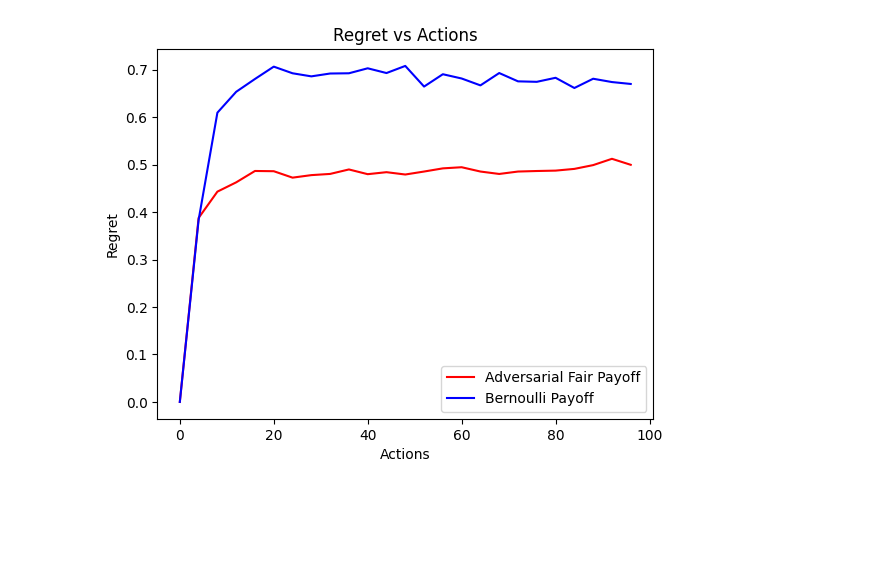
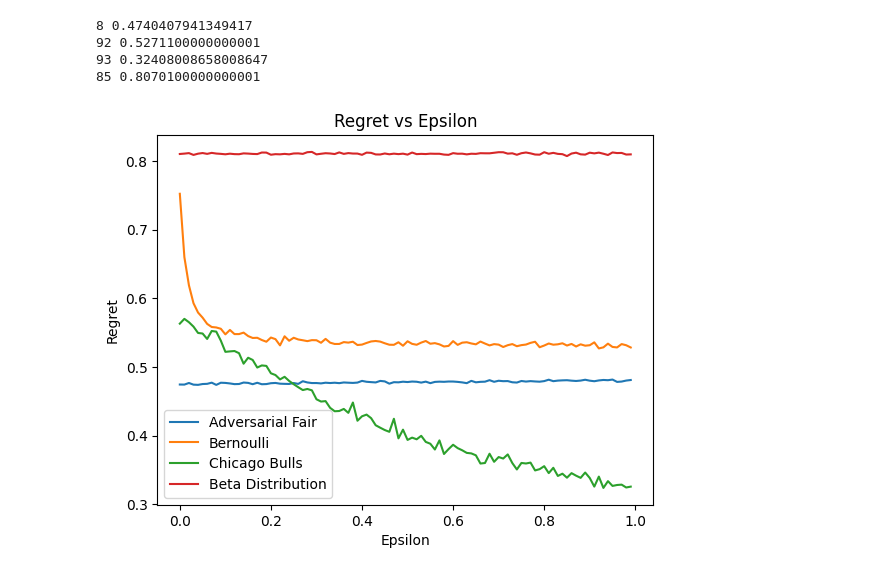
Before and after one commit to OwenJanssen/CS_332, a Jupyter notebook: Project 2/Project2.ipynb, the cells around one changed output. Drawn from its saved outputs; the diff is of its cells as text; code cells hidden in the pictures; blank space fills up the shorter version.

```diff
--- a/Project 2/Project2.ipynb
+++ b/Project 2/Project2.ipynb
@@ -147,16 +171,17 @@ def get_graphs_for_parameters():
 def analyze_payoffs(step, end, divisor=1):
     N = 100
     regrets = {
-        "Adversarial Fair": np.ones(int(end/step)),
-        "Bernoulli": np.ones(int(end/step)),
-        "Chicago Bulls": np.ones(int(end/step)),
-        "Poisson": np.ones(int(end/step))
+        "Adversarial Fair": np.zeros(int(end/step)),
+        "Bernoulli": np.zeros(int(end/step)),
+        "Chicago Bulls": np.zeros(int(end/step)),
+        "Beta Distribution": np.zeros(int(end/step))
     }
     actions = 20
     rounds = 1000
     for epsilon in range(0, end, step):
         # average results from N samples
         epsilon = float(epsilon)/divisor
+        # print(epsilon)
         a_sum = 0
         b_sum = 0
         c_sum = 0
@@ -165,31 +190,33 @@ def analyze_payoffs(step, end, divisor=1):
             a_payoffs = adversarial_fair_payoffs(actions, rounds)
             b_payoffs = bernoulli_payoffs(actions, rounds)
             c_payoffs = bulls_data()
-            d_payoffs = poisson_payoffs(actions, rounds)
+            d_payoffs = beta_payoffs(actions, rounds)
             _, a_EW = exponential_weights(a_payoffs, epsilon, 1)
             _, b_EW = exponential_weights(b_payoffs, epsilon, 1)
             _, c_EW = exponential_weights(c_payoffs, epsilon, 44) #44 is the max points scored in the data
             _, d_EW = exponential_weights(d_payoffs, epsilon, 1)
+            # if epsilon > 0:
+            #     print(a_EW)
             a_sum += regret(a_payoffs, a_EW)
             b_sum += regret(b_payoffs, b_EW)
             c_sum += regret(c_payoffs, c_EW)
             d_sum += regret(d_payoffs, d_EW)
-        regrets["Adversarial Fair"][int(np.round(epsilon/step*divisor))] = a_sum/N
-        regrets["Bernoulli"][int(np.round(epsilon/step*divisor))] = b_sum/N
-        regrets["Chicago Bulls"][int(np.round(epsilon/step*divisor))] = c_sum/44/N
-        regrets["Poisson"][int(np.round(epsilon/step*divisor))] = d_sum/N
+        regrets["Adversarial Fair"][int(np.round(epsilon*step*divisor))] = a_sum/N
+        regrets["Bernoulli"][int(np.round(epsilon*step*divisor))] = b_sum/N
+        regrets["Chicago Bulls"][int(np.round(epsilon*step*divisor))] = c_sum/44/N
+        regrets["Beta Distribution"][int(np.round(epsilon*step*divisor))] = d_sum/N
 
     return regrets
 
-def plot_regrets(regrets, step, end, divisor=1, include_bulls=True):
-    # print(np.argmin(regrets["Adversarial Fair"]), np.min(regrets["Adversarial Fair"]))
-    # print(np.argmin(regrets["Bernoulli"]), np.min(regrets["Bernoulli"]))
-    # print(np.argmin(regrets["Chicago Bulls"]), np.min(regrets["Chicago Bulls"]))
-    # print(np.argmin(regrets["Poisson"]), np.min(regrets["Poisson"]))
+def plot_regrets(regrets, step, end, divisor=1):
+    print(np.argmin(regrets["Adversarial Fair"]), np.min(regrets["Adversarial Fair"]))
+    print(np.argmin(regrets["Bernoulli"]), np.min(regrets["Bernoulli"]))
+    print(np.argmin(regrets["Chicago Bulls"]), np.min(regrets["Chicago Bulls"]))
+    print(np.argmin(regrets["Beta Distribution"]), np.min(regrets["Beta Distribution"]))
+    # print(regrets)
 
     for payoff in regrets.keys():
-        if (payoff != "Chicago Bulls") | include_bulls:
-            plt.plot(np.divide(list(range(0, end, step)), divisor), regrets[payoff], label=payoff)
+        plt.plot(np.divide(list(range(0, end, step)), divisor), regrets[payoff], label=payoff)
     plt.xlabel('Epsilon')
     plt.ylabel('Regret')
     plt.title('Regret vs Epsilon')
@@ -207,5 +236,5 @@ print("Test passed")
 # %%
 step = 1
 end = 100
-small_regrets = analyze_payoffs(step, end, divisor=100)
-large_regrets = analyze_payoffs(step, end)
+less_than_one_regrets = analyze_payoffs(step, end, divisor=100)
+one_to_one_hundred_regrets = analyze_payoffs(step, end)
@@ -227,4 +241,9 @@ plot_regrets(large_regrets, step, end)
-# %%
-get_graphs_for_parameters()
-# %% [output]
-[figure, removed]
+# %%
+# write_dictionary_to_excel(regrets)
+plot_regrets(less_than_one_regrets, step, end, divisor=100)
+# %% [output]
+8 0.4740407941349417
+92 0.5271100000000001
+93 0.32408008658008647
+85 0.8070100000000001
+[figure, added]
```
Also changed, not shown: parts of 8 cells of this notebook.
